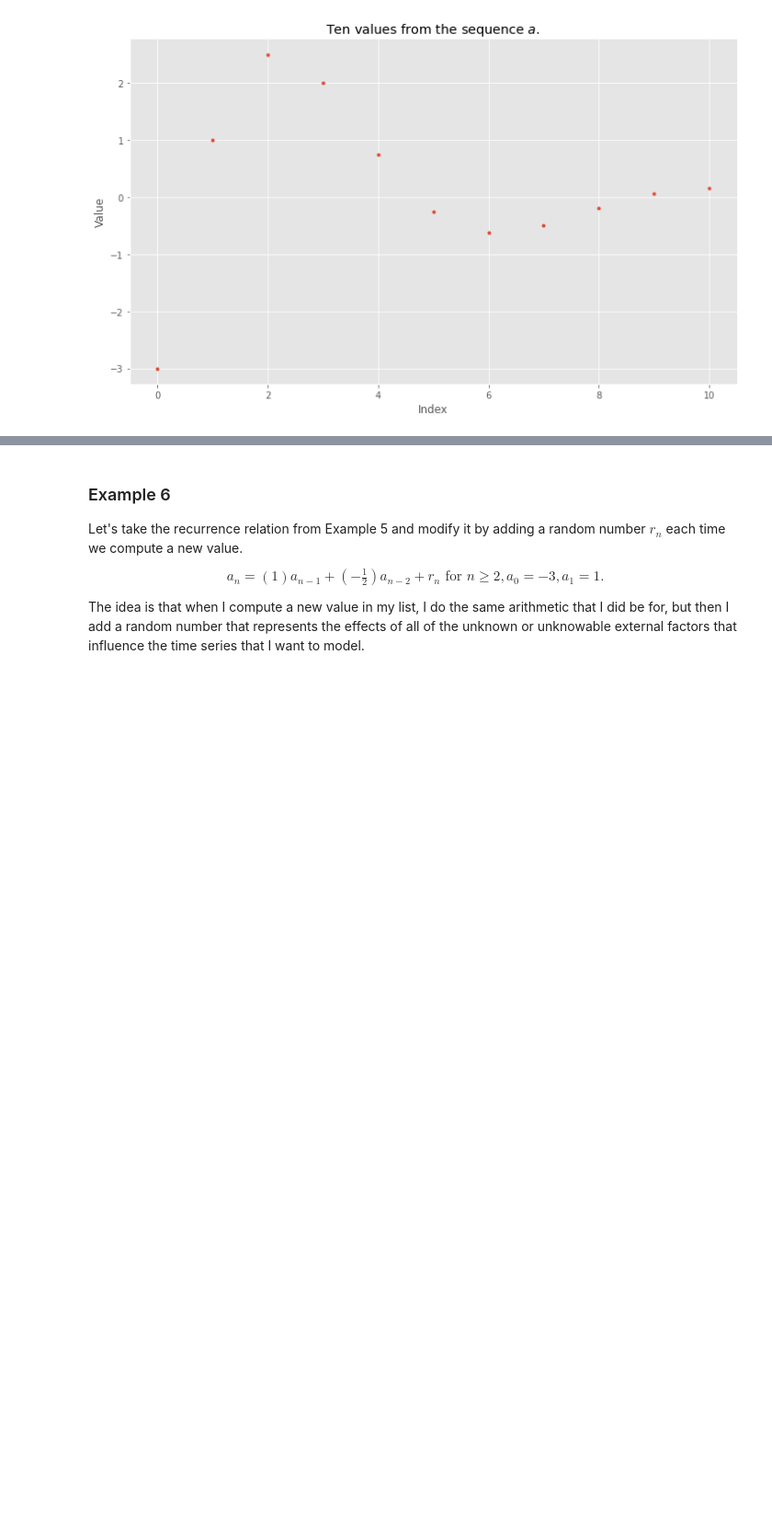
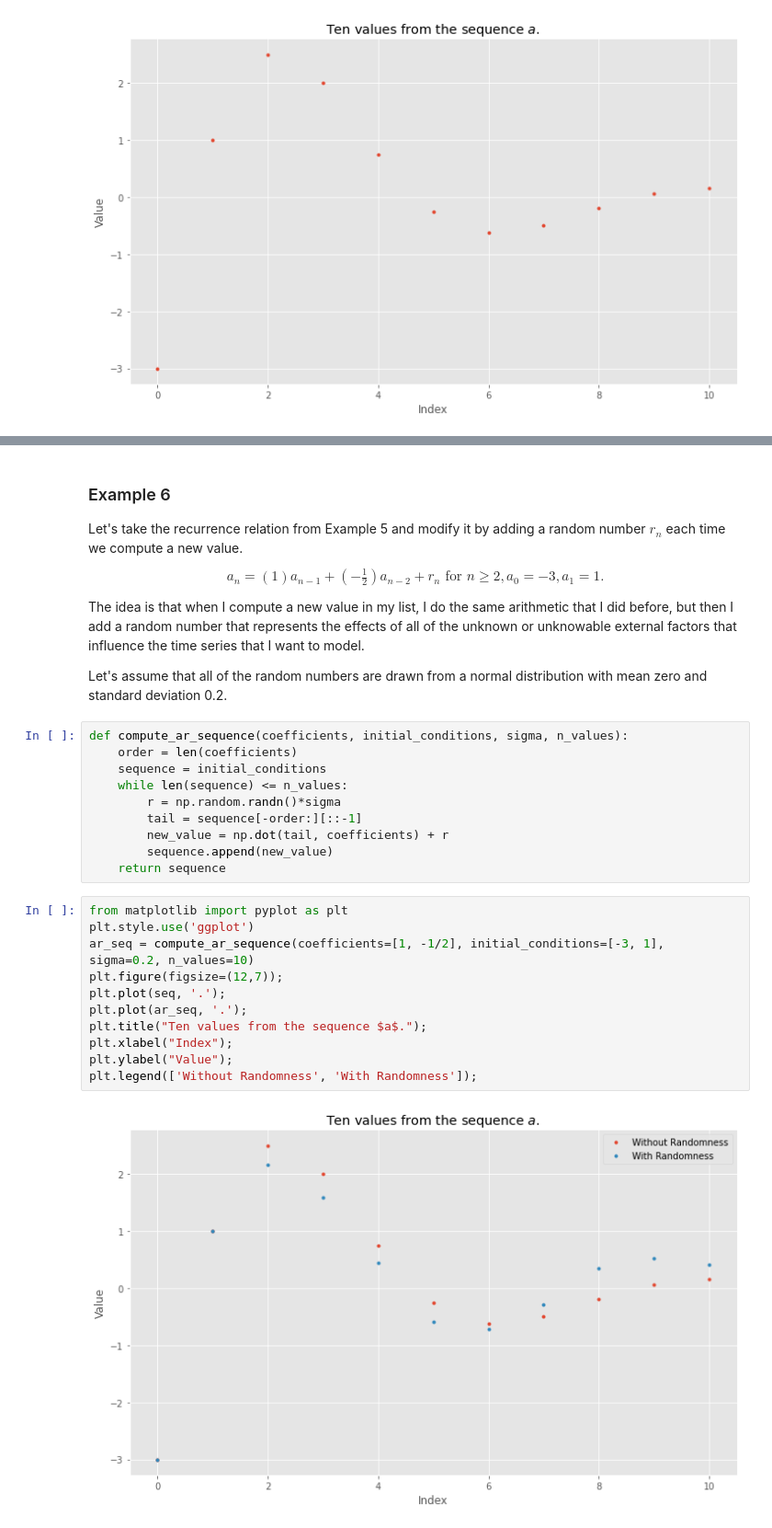
Before and after one commit to sethchart/arima-models, a Jupyter notebook: notebook.ipynb, the cells around one changed output, grey strips where cells are left out. Shown at 92% size. Drawn from its saved outputs; the diff is of its cells as text; blank space fills up the shorter version.

Commit message:
Edited prose and added ARMA plot.

```diff
--- a/notebook.ipynb
+++ b/notebook.ipynb
@@ -142,4 +144,29 @@ Let's take the recurrence relation from Example 5 and modify it by adding a rand
 
 $$ a_n = (1)a_{n-1} + \left(-\tfrac{1}{2}\right)a_{n-2} + r_n \text{ for } n \ge 2, a_0 = -3, a_1 = 1. $$
 
-The idea is that when I compute a new value in my list, I do the same arithmetic that I did be for, but then I add a random number that represents the effects of all of the unknown or unknowable external factors that influence the time series that I want to model.
+The idea is that when I compute a new value in my list, I do the same arithmetic that I did before, but then I add a random number that represents the effects of all of the unknown or unknowable external factors that influence the time series that I want to model.
+
+Let's assume that all of the random numbers are drawn from a normal distribution with mean zero and standard deviation 0.2.
+# %%
+def compute_ar_sequence(coefficients, initial_conditions, sigma, n_values):
+    order = len(coefficients)
+    sequence = initial_conditions
+    while len(sequence) <= n_values:
+        r = np.random.randn()*sigma
+        tail = sequence[-order:][::-1]
+        new_value = np.dot(tail, coefficients) + r
+        sequence.append(new_value)
+    return sequence
+# %%
+from matplotlib import pyplot as plt
+plt.style.use('ggplot')
+ar_seq = compute_ar_sequence(coefficients=[1, -1/2], initial_conditions=[-3, 1], sigma=0.2, n_values=10)
+plt.figure(figsize=(12,7));
+plt.plot(seq, '.');
+plt.plot(ar_seq, '.');
+plt.title("Ten values from the sequence $a$.");
+plt.xlabel("Index");
+plt.ylabel("Value");
+plt.legend(['Without Randomness', 'With Randomness']);
+# %% [output]
+[figure, added]
```
Also changed, not shown: parts of 14 cells of this notebook.
